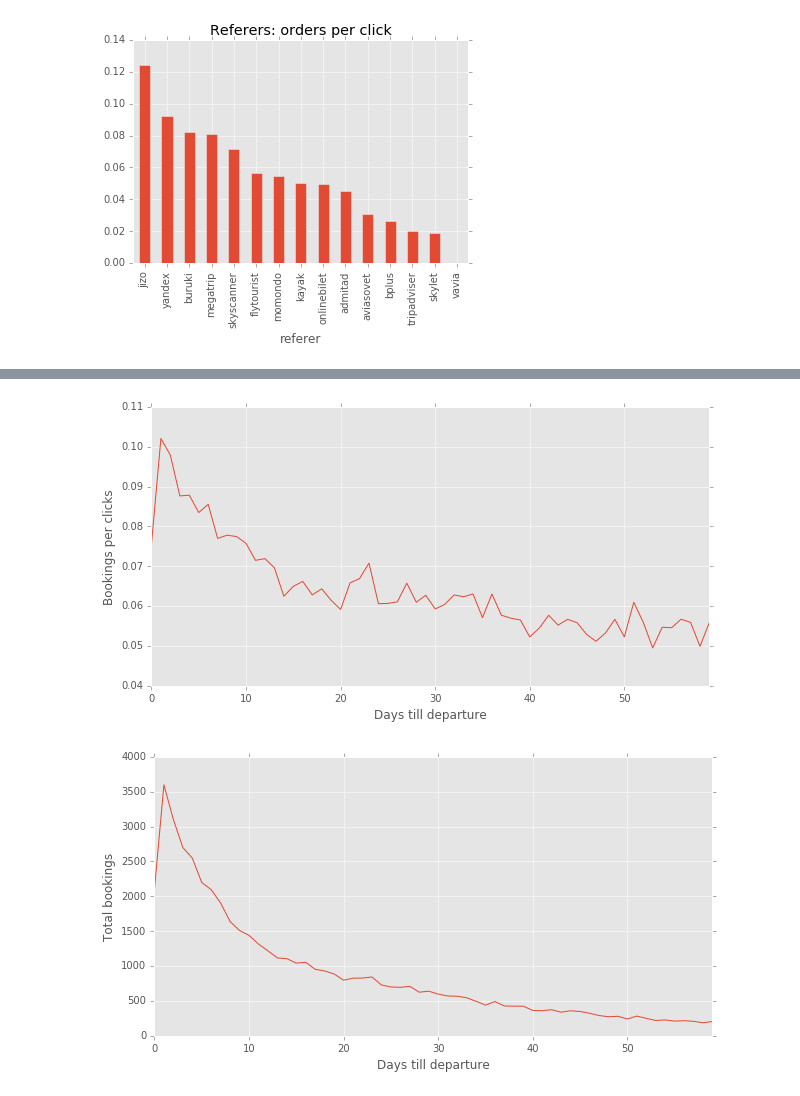
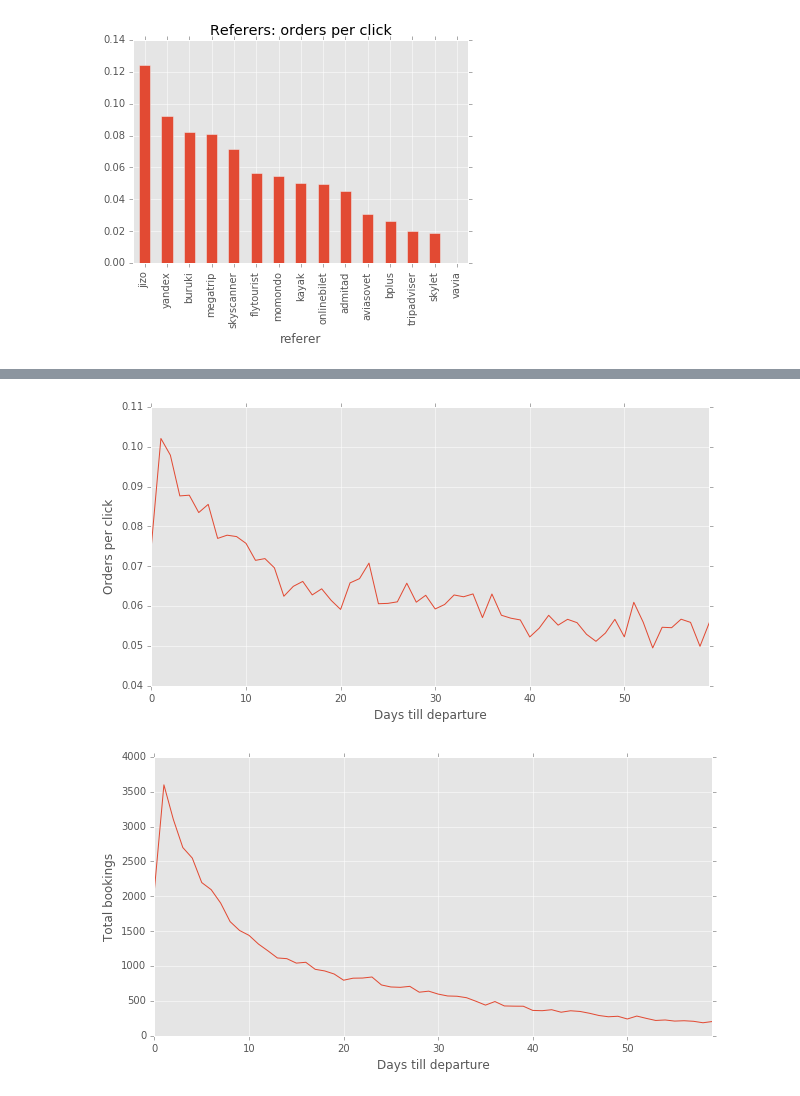
Before and after one commit to tema-popov/clicks, a Jupyter notebook: clicks.ipynb, the cells around one changed output, grey strips where cells are left out. Saved outputs shown, nothing was run; the diff lists cells and outputs as text; code cells hidden in the pictures.

```diff
--- a/clicks.ipynb
+++ b/clicks.ipynb
@@ -69,14 +87,13 @@ plt.yticks(np.arange(len(most_popular)), most_popular.from_to);
 # %%
 a_days = clicks[clicks.a_days >= 0].groupby('a_days')\
             .apply(lambda x: len(x[x.book == 1]) / len(x))
 plt.figure(figsize=(10, 5))
 ax = plt.gca()
-
 a_days[:60].plot()
-ax.set_ylabel('Bookings per clicks')
+ax.set_ylabel('Orders per click')
 ax.set_xlabel('Days till departure');
 # %% [output]
-[figure, old version]
+[figure, new version]
 # %%
 a_days_books = clicks[clicks.book == 1].groupby('a_days').size()[:60]
 plt.figure(figsize=(10, 5))
```
Also changed, not shown: parts of 3 cells of this notebook.
